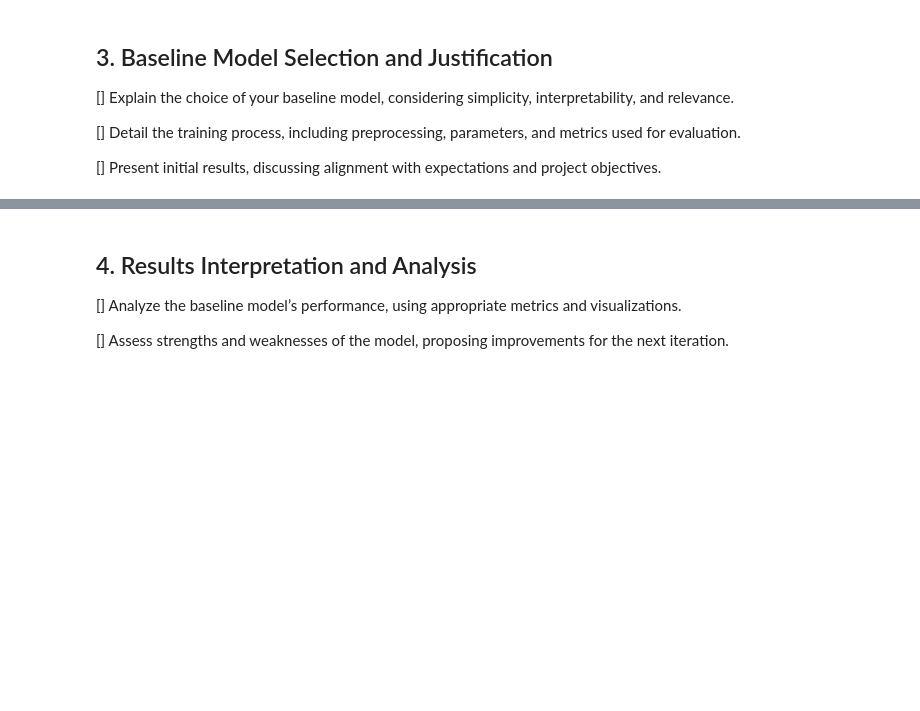
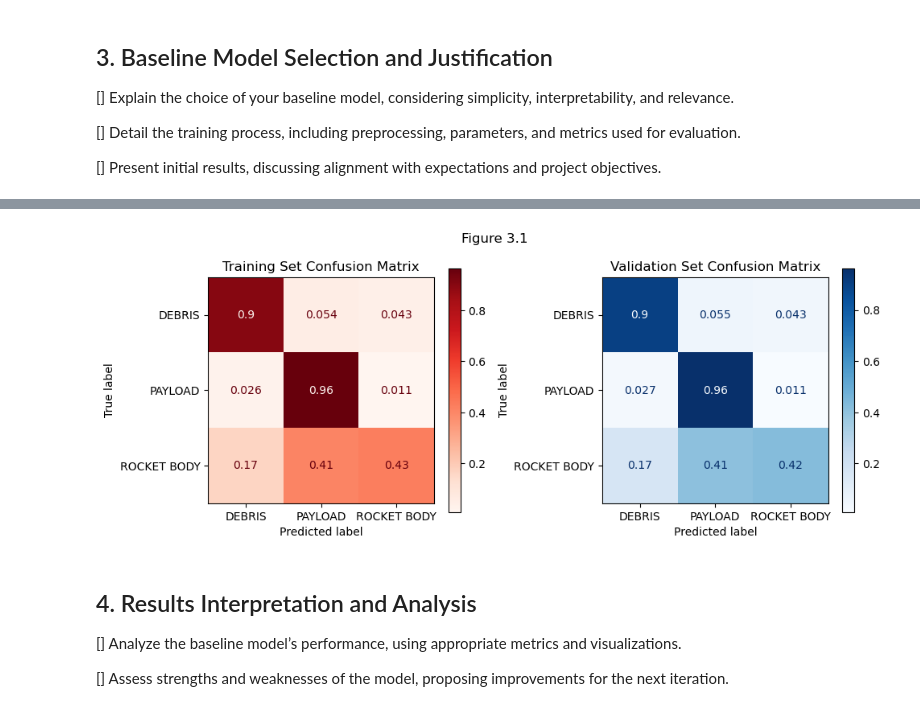
Before and after one commit to tedinspace/space-object-identification, a Jupyter notebook: src/Milestone4.ipynb, the cells around one changed output, grey strips where cells are left out. Saved outputs shown, nothing was run; the diff lists cells and outputs as text; code cells hidden in the pictures; blank space fills up the shorter version.

```diff
--- a/src/Milestone4.ipynb
+++ b/src/Milestone4.ipynb
@@ -348,16 +383,4 @@ lr_model = lr_grid_search.best_estimator_
 # %%
-y_train_pred = lr_model.predict(X_train)
-y_val_pred = lr_model.predict(X_val)
-
-fig, (ax1, ax2) = plt.subplots(1, 2, figsize=(10, 4))
-train_cm = confusion_matrix(y_train, y_train_pred)
-train_cm_disp = ConfusionMatrixDisplay(train_cm, display_labels=label_encoder.classes_)
-train_cm_disp.plot(cmap="Reds", ax=ax1)
-ax1.set_title("Training Set Confusion Matrix")
-val_cm = confusion_matrix(y_val, y_val_pred)
-val_cm_disp = ConfusionMatrixDisplay(val_cm, display_labels=label_encoder.classes_)
-val_cm_disp.plot(cmap="Blues", ax=ax2)
-ax1.set_title("Validation Set Confusion Matrix")
-plt.suptitle("Figure 3.1")
-plt.tight_layout()
+y_train_pred = np.argmax(model.predict(X_train), axis=-1)
+y_val_pred = np.argmax(model.predict(X_val), axis=-1)
 # %% [output]
@@ -365,3 +389,18 @@ plt.tight_layout()
+# %%
+
+fig, (ax1, ax2) = plt.subplots(1, 2, figsize=(10, 4))
+train_cm = confusion_matrix(y_train, y_train_pred, normalize="true")
+train_cm_disp = ConfusionMatrixDisplay(train_cm, display_labels=label_encoder.classes_)
+train_cm_disp.plot(cmap="Reds", ax=ax1)
+ax1.set_title("Training Set Confusion Matrix")
+val_cm = confusion_matrix(y_val, y_val_pred, normalize="true")
+val_cm_disp = ConfusionMatrixDisplay(val_cm, display_labels=label_encoder.classes_)
+val_cm_disp.plot(cmap="Blues", ax=ax2)
+ax2.set_title("Validation Set Confusion Matrix")
+plt.suptitle("Figure 3.1")
+plt.tight_layout()
+# %% [output]
+[figure, added]
 # %% [markdown]
 ## 4. Results Interpretation and Analysis
 
```
Also changed, not shown: parts of 9 cells of this notebook, 2 other files.
